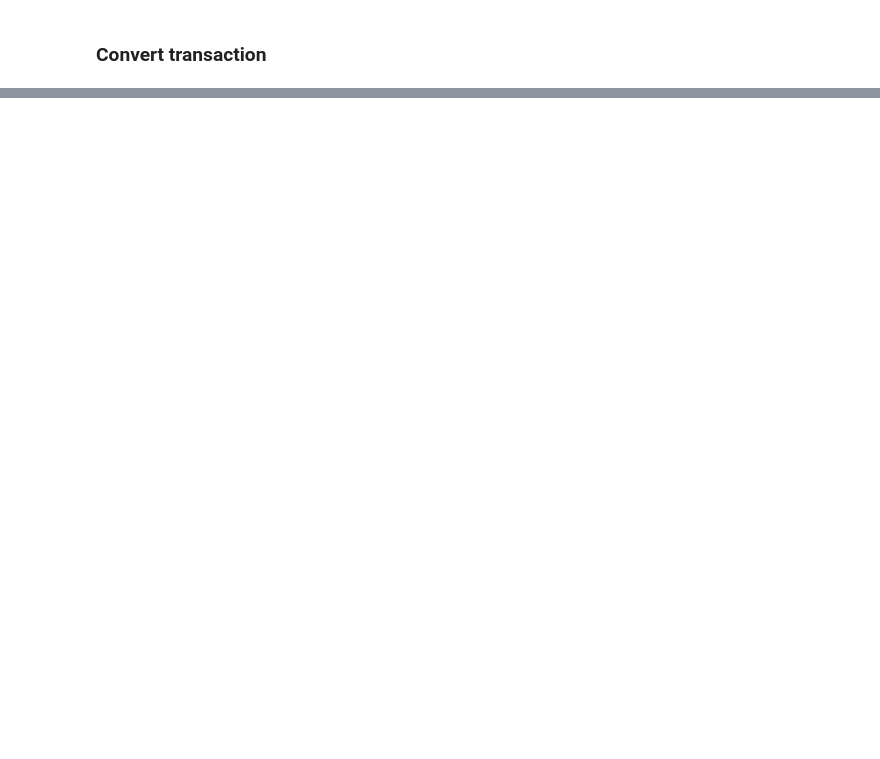
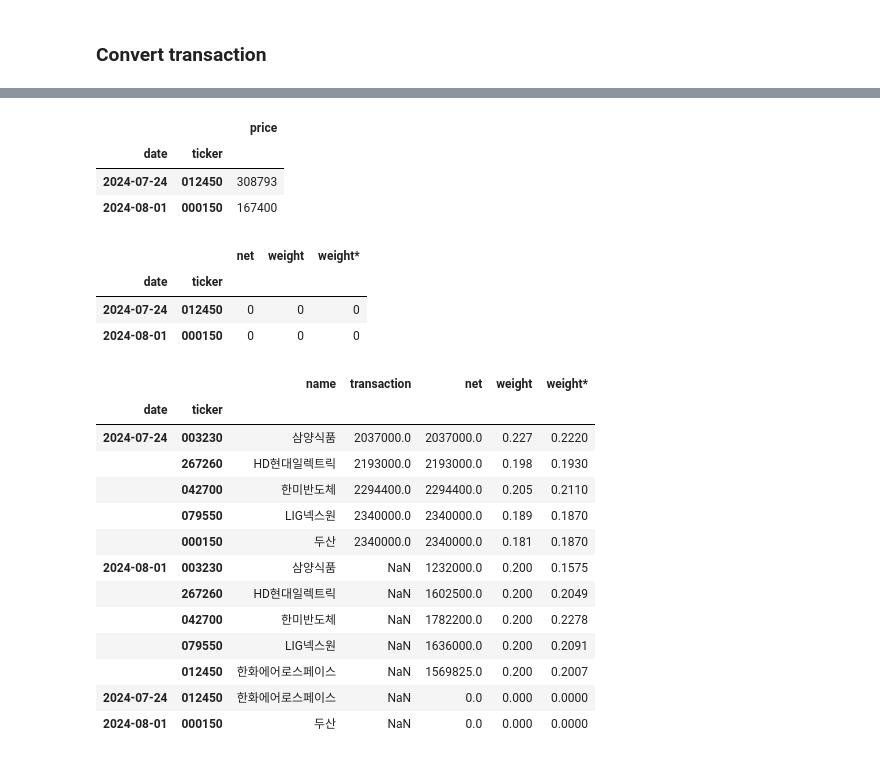
Before and after one commit to lbk209/portfolio, a Jupyter notebook: Allocate_Portfolio.ipynb, the cells around one changed output, grey strips where cells are left out. Saved outputs shown, nothing was run; the diff lists cells and outputs as text; code cells hidden in the pictures; blank space fills up the shorter version.

```diff
--- a/Allocate_Portfolio.ipynb
+++ b/Allocate_Portfolio.ipynb
@@ -916,0 +2360,32 @@ self.record updated
+# %%
+self = pf_tdf
+date='2024-08-01'
+#date='2024-07-24'
+
+#capital=10000000
+capital = 0
+
+commissions=0
+record=None
+save=False
+kw_liq={}
+"""
+kw_liq: kwargs for Liquidation.prepare
+"""
+self.liquidation.prepare(self.record, **kw_liq)
+rank = self.select(date=date)
+
+if not self.check_new_transaction():
+    # calc profit at the last transaction
+    dt = self.selected['date'] # selected defined by self.select
+    _ = self.valuate(dt, print_msg=True)
+    pass #return self.record
+
+weights = self.weigh()
+weights
+
+df_net = self.allocate(capital=capital, commissions=commissions)
+df_net
+
+df_rec = self.transaction(df_net, record=record)
+df_rec
@@ -916,0 +2465,27 @@ self.record updated
+# %%
+# fill missing prices (ex: old price of new tickers, new price of old tickers)
+# use purchase prices in the record before possible adjustment of stock prices
+lidx = [df_rec.index.get_level_values(i).unique() for i in range(2)]
+midx = pd.MultiIndex.from_product(lidx).difference(df_rec.index)
+df_m = (df_prc[lidx[1]]
+        # fill NaN with zero price to avoid missing tickers on some dates when stacking
+        # it will be removed if no transaction or net
+        .fillna(0)
+        .stack().loc[midx]
+        .rename_axis([col_date, col_tkr]).to_frame(col_prc))
+df_m
+# %% [output]
+|  |  | price |
+| date | ticker |  |
+| 2024-07-24 | 012450 | 308793 |
+| 2024-08-01 | 000150 | 167400 |
+# %%
+lidx = [df_rec.index.get_level_values(i).unique() for i in range(2)]
+midx = pd.MultiIndex.from_product(lidx).difference(df_rec.index)
+df_m = pd.DataFrame({col_net:0, col_wgt:0, col_wgta:0}, index=midx)
+df_m
+# %% [output]
+|  |  | net | weight | weight* |
+| date | ticker |  |  |  |
+| 2024-07-24 | 012450 | 0 | 0 | 0 |
+| 2024-08-01 | 000150 | 0 | 0 | 0 |
@@ -916,0 +2494,20 @@ self.record updated
+# %%
+if self.security_names is not None: # add security names
+    df_m = df_m.join(pd.Series(self.security_names, name=col_name), on=col_tkr)
+df_rec = pd.concat([df_rec, df_m])
+df_rec
+# %% [output]
+|  |  | name | transaction | net | weight | weight* |
+| date | ticker |  |  |  |  |  |
+| 2024-07-24 | 003230 | 삼양식품 | 2037000.0 | 2037000.0 | 0.227 | 0.2220 |
+|  | 267260 | HD현대일렉트릭 | 2193000.0 | 2193000.0 | 0.198 | 0.1930 |
+|  | 042700 | 한미반도체 | 2294400.0 | 2294400.0 | 0.205 | 0.2110 |
+|  | 079550 | LIG넥스원 | 2340000.0 | 2340000.0 | 0.189 | 0.1870 |
+|  | 000150 | 두산 | 2340000.0 | 2340000.0 | 0.181 | 0.1870 |
+| 2024-08-01 | 003230 | 삼양식품 | NaN | 1232000.0 | 0.200 | 0.1575 |
+|  | 267260 | HD현대일렉트릭 | NaN | 1602500.0 | 0.200 | 0.2049 |
+|  | 042700 | 한미반도체 | NaN | 1782200.0 | 0.200 | 0.2278 |
+|  | 079550 | LIG넥스원 | NaN | 1636000.0 | 0.200 | 0.2091 |
+|  | 012450 | 한화에어로스페이스 | NaN | 1569825.0 | 0.200 | 0.2007 |
+| 2024-07-24 | 012450 | 한화에어로스페이스 | NaN | 0.0 | 0.000 | 0.0000 |
+| 2024-08-01 | 000150 | 두산 | NaN | 0.0 | 0.000 | 0.0000 |
```
Also changed, not shown: parts of 32 cells of this notebook, 1 other file.
